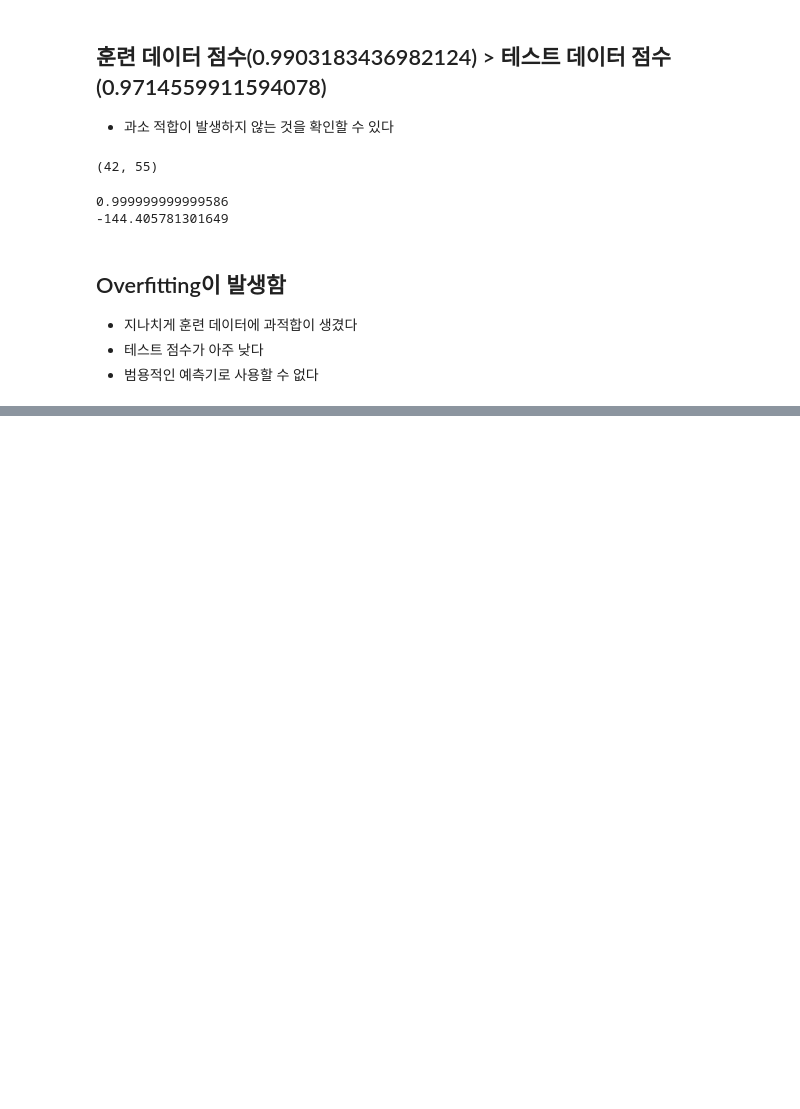
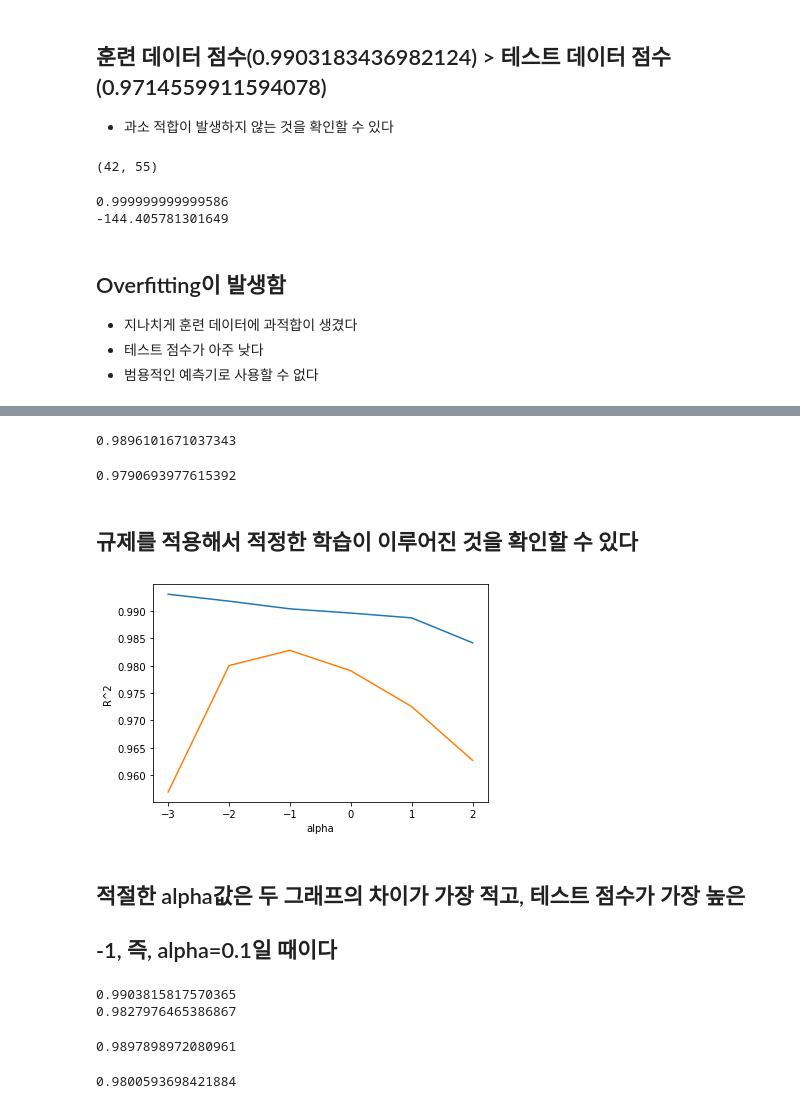
Before and after one commit to NCP08/ML_DL, a Jupyter notebook: exe/06.특성 공학과 규제.ipynb, the cells around one changed output, grey strips where cells are left out. Drawn from its saved outputs; the diff is of its cells as text; code cells hidden in the pictures; blank space fills up the shorter version.

```diff
--- a/exe/06.특성 공학과 규제.ipynb
+++ b/exe/06.특성 공학과 규제.ipynb
@@ -184,0 +195,75 @@ print(lr.score(test_poly, test_target))
+# %%
+# 특성을 평균, 표준편차를 이용해 표준점수를 변경하는 작업을 진행
+
+from sklearn.preprocessing import StandardScaler
+
+ss = StandardScaler()
+ss.fit(train_poly)
+train_scaled = ss.transform(train_poly)
+test_scaled = ss.transform(test_poly)
+# %%
+# 릿지 회귀
+from sklearn.linear_model import Ridge
+
+ridge = Ridge()
+ridge.fit(train_scaled, train_target)
+print(ridge.score(train_scaled, train_target))
+# %% [output]
+0.9896101671037343
+# %%
+print(ridge.score(test_scaled, test_target))
+# %% [output]
+0.9790693977615392
+# %% [markdown]
+## 규제를 적용해서 적정한 학습이 이루어진 것을 확인할 수 있다
+# %%
+# alpha값을 변화시켜서 최적의 규제 강도를 정하기 위한 실험
+train_score = []
+test_score = []
+
+# alpha값이 작으면 기울기를 적게 완화하고(규제 강도가 상대적으로 약하다)
+# alpha값이 크면 기울기를 크게 줄인다(규제 강도가 세진다)
+# hyperparameter 실험을 통해서 최적의 값을 찾아야 한다
+alpha_list = [0.001, 0.01, 0.1, 1, 10, 100]
+for alpha in alpha_list:
+    ridge = Ridge(alpha = alpha)
+    ridge.fit(train_scaled, train_target)
+    train_score.append(ridge.score(train_scaled, train_target))
+    test_score.append(ridge.score(test_scaled, test_target))
+# %%
+# 시각화
+import matplotlib.pyplot as plt
+
+# plt.plot(alpha_list, train_score)
+# plt.plot(alpha_list, test_score)
+plt.plot(np.log10(alpha_list), train_score)
+plt.plot(np.log10(alpha_list), test_score)
+plt.xlabel('alpha')
+plt.ylabel('R^2')
+plt.show()
+# %% [output]
+[figure, added]
+# %% [markdown]
+## 적절한 alpha값은 두 그래프의 차이가 가장 적고, 테스트 점수가 가장 높은
+## -1, 즉, alpha=0.1일 때이다
+# %%
+ridge = Ridge(alpha=0.1)
+ridge.fit(train_scaled, train_target)
+print(ridge.score(train_scaled, train_target))
+print(ridge.score(test_scaled, test_target))
+# %% [output]
+0.9903815817570365
+0.9827976465386867
+# %%
+# 라쏘 모델 적용
+from sklearn.linear_model import Lasso
+
+lasso = Lasso()
+lasso.fit(train_scaled, train_target)
+print(lasso.score(train_scaled, train_target))
+# %% [output]
+0.9897898972080961
+# %%
+print(lasso.score(test_scaled, test_target))
+# %% [output]
+0.9800593698421884
```
Also changed, not shown: parts of 8 cells of this notebook.
